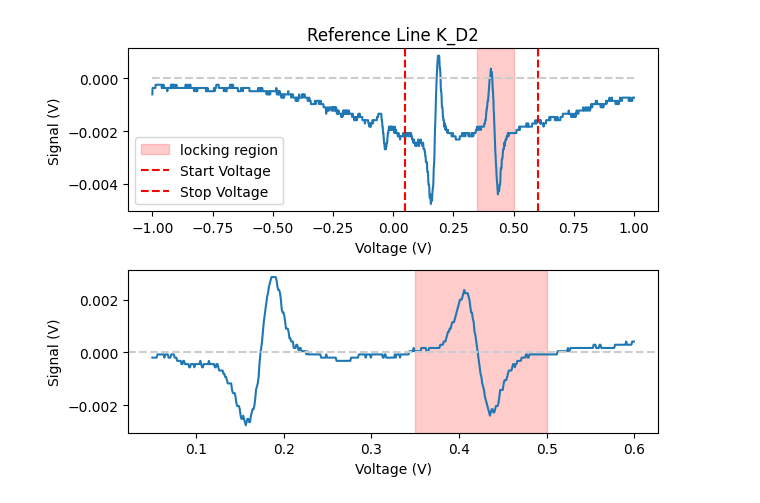
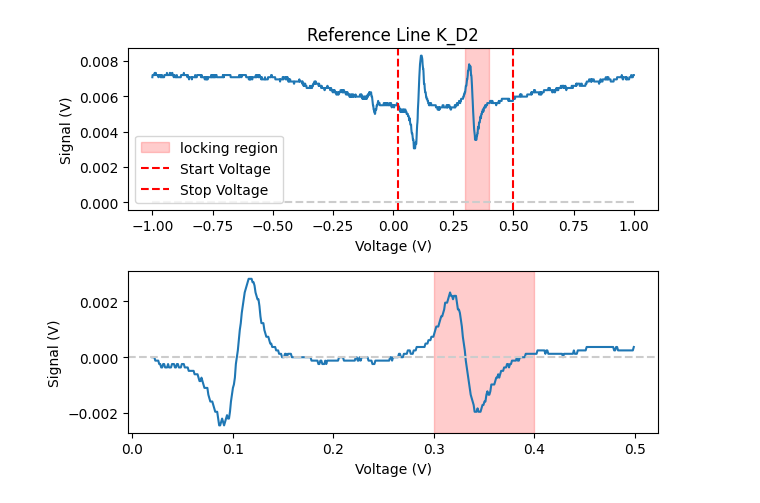
Before and after one commit to jack00look/RP_Spectroscopy, a Jupyter notebook: General_Manager.ipynb, the cells around one changed output. Saved outputs shown, nothing was run; the diff lists cells and outputs as text; code cells hidden in the pictures.

```diff
--- a/General_Manager.ipynb
+++ b/General_Manager.ipynb
@@ -37,3 +62,3 @@ Scanning at voltage 1.000V (10/10) [##########] (13.52s) Done!
 # %%
-LLC.save_reference_line(key = 'K_D2', V_scan = 0.933, start_voltage=0.05, stop_voltage=0.6, V_lock_start = 0.35, V_lock_end = 0.5, offset=0.002)
+LLC.save_reference_line(key = 'K_D2', V_scan = 0.933, start_voltage=0.02, stop_voltage=0.5, V_lock_start = 0.3, V_lock_end = 0.4, offset=-0.0055)
 # %% [output]
@@ -43 +68 @@ LLC.save_reference_line(key = 'K_D2', V_scan = 0.933, start_voltage=0.05, stop_v
-[figure, old version]
+[figure, new version]
```
Also changed, not shown: parts of 5 cells of this notebook, 7 other files.
